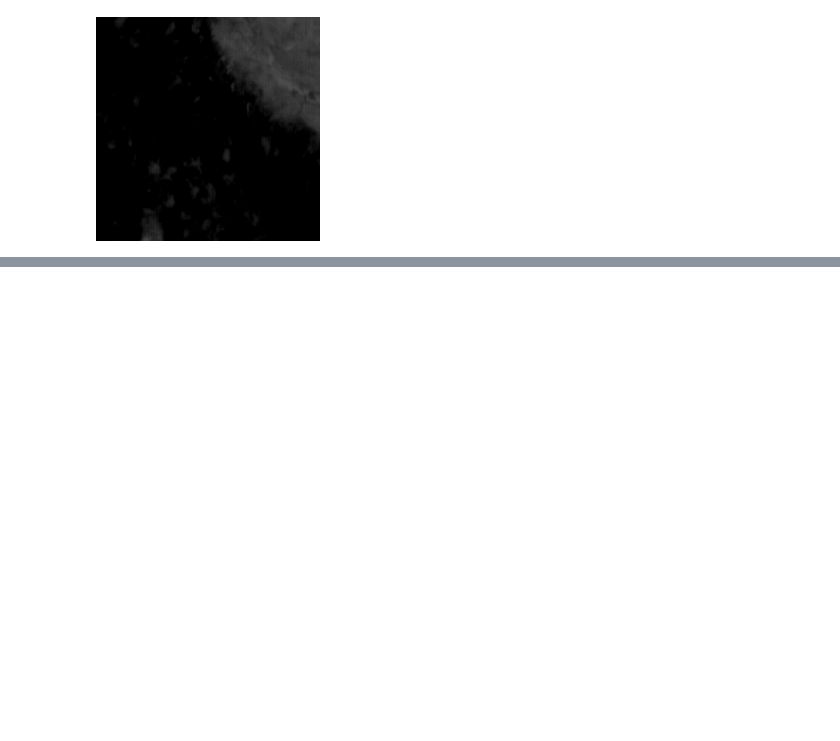
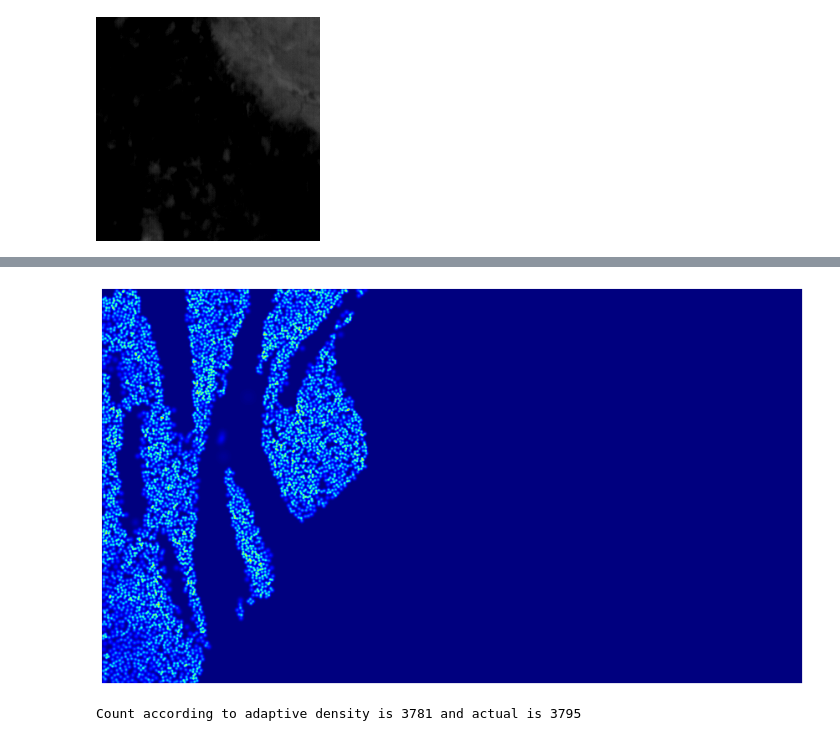
Before and after one commit to emiliolr/counting-cranes, a Jupyter notebook: miscellaneous/tests.ipynb, the cells around one changed output, grey strips where cells are left out. Cells and saved outputs as stored; diff of their text form; code cells hidden in the pictures; blank space fills up the shorter version.

```diff
--- a/miscellaneous/tests.ipynb
+++ b/miscellaneous/tests.ipynb
@@ -284,0 +169,13 @@ pil_img
+# %%
+#Pulling inthe image and annotations
+single_annot_fp = '/Users/emiliolr/Desktop/Conservation Research/final_dataset/annotations/20180321_223204_097_2806.xml'
+single_img_fp = '/Users/emiliolr/Desktop/Conservation Research/final_dataset/images/20180321_223204_097_2806.tif'
+
+bboxes = get_bboxes(single_annot_fp)
+img = np.array(Image.open(single_img_fp))
+# %%
+#Density w/adaptive filter
+start = time.time()
+adaptive_density = density_from_bboxes(bboxes, img, filter_type = 'adaptive')
+end = time.time()
+print(f'It took {end - start} seconds to produce the adaptive density')
@@ -284,0 +184,12 @@ pil_img
+# %%
+#Checking out the density
+plt.figure(figsize = (15, 10))
+plt.axis('off')
+plt.imshow(adaptive_density, cmap = CM.jet);
+# %% [output]
+[figure, added]
+# %%
+#Does the density sum to the image count like it's supposed to?
+print(f'Count according to adaptive density is {round(np.sum(adaptive_density))} and actual is {len(bboxes)}')
+# %% [output]
+Count according to adaptive density is 3781 and actual is 3795
```
Also changed, not shown: parts of 20 cells of this notebook, 4 other files.
